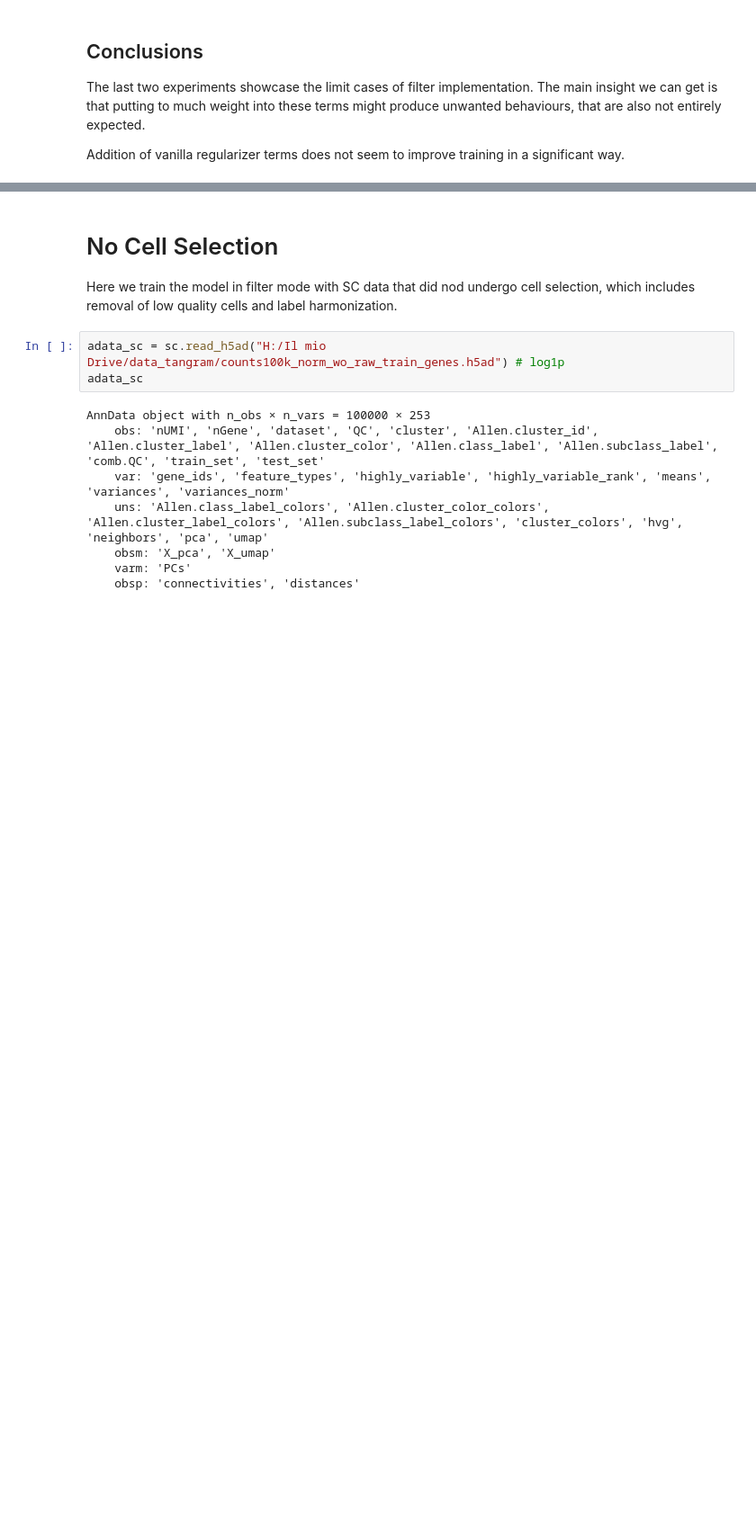
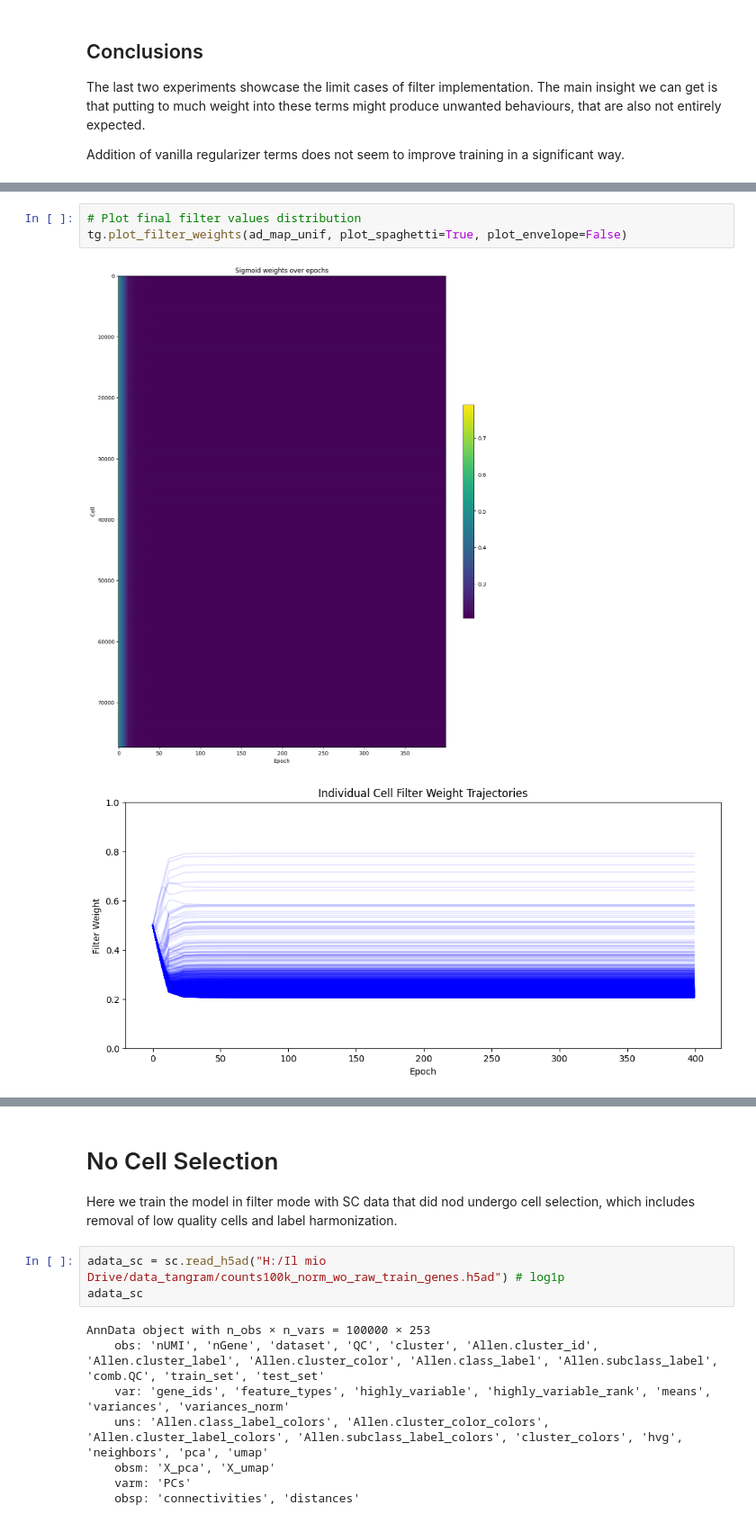
Before and after one commit to enric-bazz/Tangram, a Jupyter notebook: MyNotebooks/filter_mode_analysis.ipynb, the cells around one changed output, grey strips where cells are left out. Shown at 90% size. Drawn from its saved outputs; the diff is of its cells as text; blank space fills up the shorter version.

```diff
--- a/MyNotebooks/filter_mode_analysis.ipynb
+++ b/MyNotebooks/filter_mode_analysis.ipynb
@@ -485,0 +542,6 @@ Addition of vanilla regularizer terms does not seem to improve training in a sig
+# %%
+# Plot final filter values distribution
+tg.plot_filter_weights(ad_map_unif, plot_spaghetti=True, plot_envelope=False)
+# %% [output]
+[figure, added]
+[figure, added]
```
Also changed, not shown: parts of 8 cells of this notebook.
